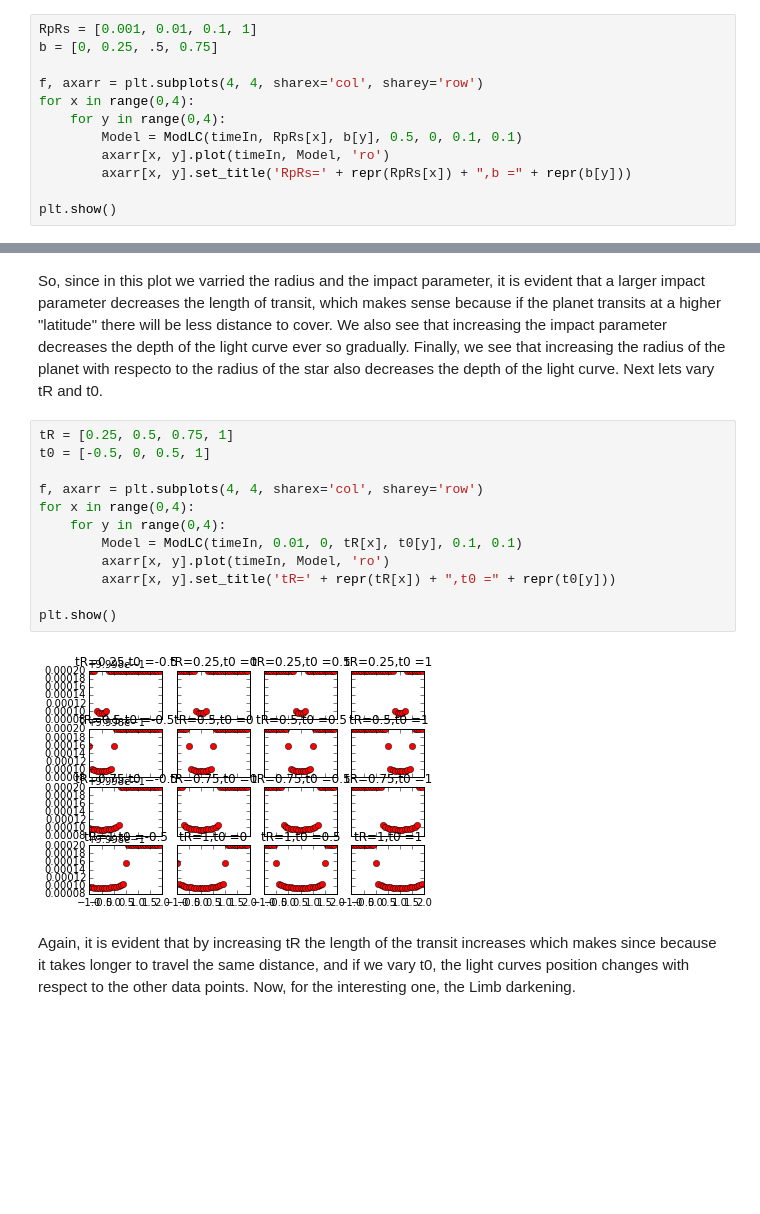
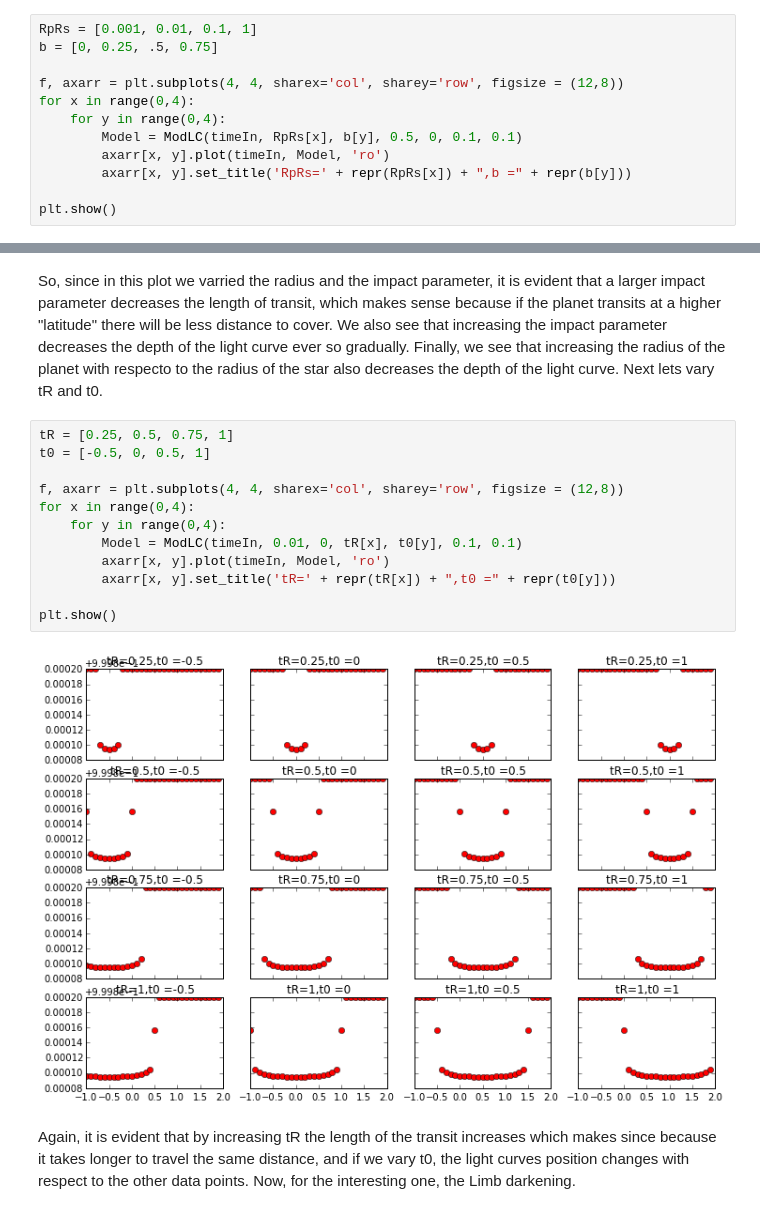
Before and after one commit to joshm73/pythonIntro, a Jupyter notebook: Intro.ipynb, the cells around one changed output, grey strips where cells are left out. Drawn from its saved outputs; the diff is of its cells as text; blank space fills up the shorter version.

```diff
--- a/Intro.ipynb
+++ b/Intro.ipynb
@@ -353,7 +338,7 @@ Now by simply varying the parameters we may discover how each affects the light
 RpRs = [0.001, 0.01, 0.1, 1]
 b = [0, 0.25, .5, 0.75]
 
-f, axarr = plt.subplots(4, 4, sharex='col', sharey='row')
+f, axarr = plt.subplots(4, 4, sharex='col', sharey='row', figsize = (12,8))
 for x in range(0,4):
     for y in range(0,4):
         Model = ModLC(timeIn, RpRs[x], b[y], 0.5, 0, 0.1, 0.1)
@@ -368,17 +353,17 @@ So, since in this plot we varried the radius and the impact parameter, it is evi
 # %%
 tR = [0.25, 0.5, 0.75, 1]
 t0 = [-0.5, 0, 0.5, 1]
 
-f, axarr = plt.subplots(4, 4, sharex='col', sharey='row')
+f, axarr = plt.subplots(4, 4, sharex='col', sharey='row', figsize = (12,8))
 for x in range(0,4):
     for y in range(0,4):
         Model = ModLC(timeIn, 0.01, 0, tR[x], t0[y], 0.1, 0.1)
         axarr[x, y].plot(timeIn, Model, 'ro')
         axarr[x, y].set_title('tR=' + repr(tR[x]) + ",t0 =" + repr(t0[y]))
 
 plt.show()
 # %% [output]
-[figure, old version]
+[figure, new version]
 # %% [markdown]
 Again, it is evident that by increasing tR the length of the transit increases which makes since because it takes longer to travel the same distance, and if we vary t0, the light curves position changes with respect to the other data points.  Now, for the interesting one, the Limb darkening.
 # %%
```
Also changed, not shown: parts of 12 cells of this notebook.
